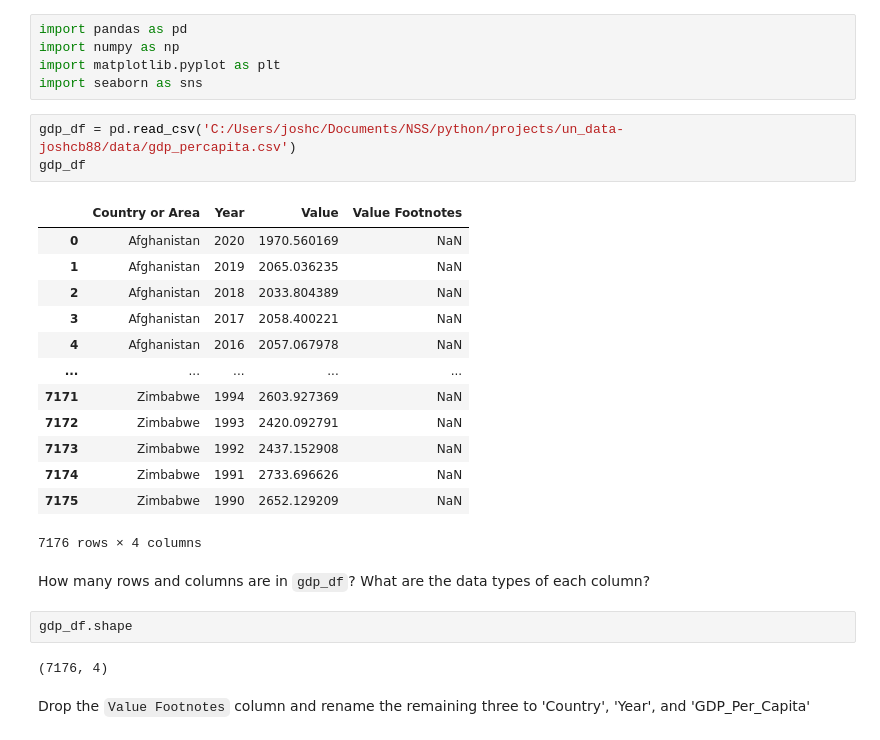
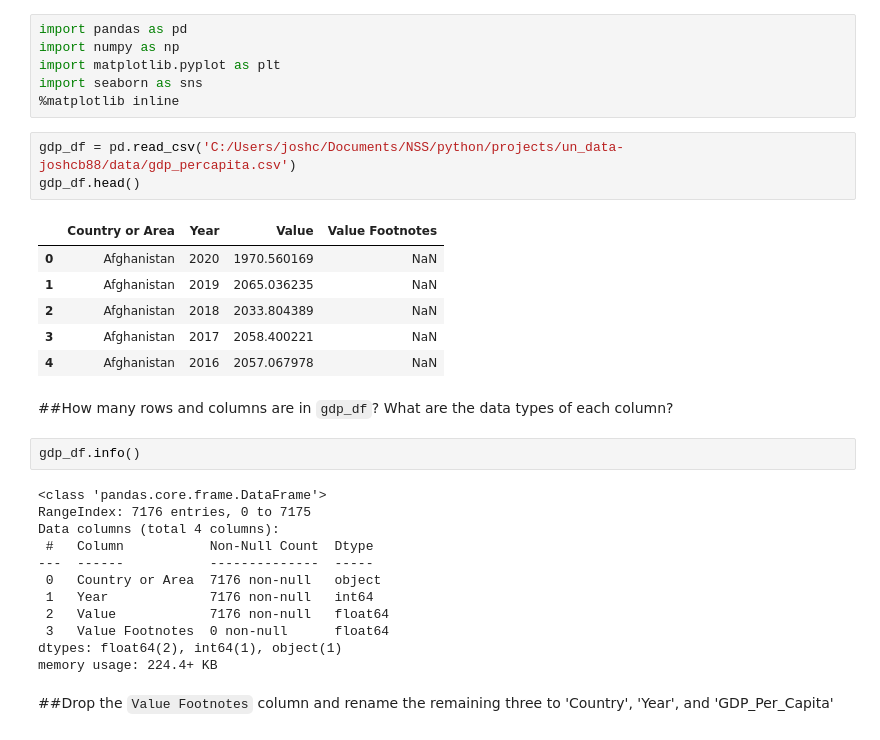
Before and after one commit to joshcb88/un_data-joshcb88-python, a Jupyter notebook: notebook/un_data.ipynb, the cells around one changed output. Saved outputs shown, nothing was run; the diff lists cells and outputs as text.

```diff
--- a/notebook/un_data.ipynb
+++ b/notebook/un_data.ipynb
@@ -3,31 +3,35 @@ import pandas as pd
 import numpy as np
 import matplotlib.pyplot as plt
 import seaborn as sns
+%matplotlib inline
 # %%
 gdp_df = pd.read_csv('C:/Users/joshc/Documents/NSS/python/projects/un_data-joshcb88/data/gdp_percapita.csv')
-gdp_df
+gdp_df.head()
 # %% [output]
 |  | Country or Area | Year | Value | Value Footnotes |
 | 0 | Afghanistan | 2020 | 1970.560169 | NaN |
 | 1 | Afghanistan | 2019 | 2065.036235 | NaN |
 | 2 | Afghanistan | 2018 | 2033.804389 | NaN |
 | 3 | Afghanistan | 2017 | 2058.400221 | NaN |
 | 4 | Afghanistan | 2016 | 2057.067978 | NaN |
-| ... | ... | ... | ... | ... |
-| 7171 | Zimbabwe | 1994 | 2603.927369 | NaN |
-| 7172 | Zimbabwe | 1993 | 2420.092791 | NaN |
-| 7173 | Zimbabwe | 1992 | 2437.152908 | NaN |
-| 7174 | Zimbabwe | 1991 | 2733.696626 | NaN |
-| 7175 | Zimbabwe | 1990 | 2652.129209 | NaN |
-7176 rows × 4 columns
 # %% [markdown]
-How many rows and columns are in `gdp_df`? What are the data types of each column?
+##How many rows and columns are in `gdp_df`? What are the data types of each column?
 # %%
-gdp_df.shape
+gdp_df.info()
 # %% [output]
-(7176, 4)
+<class 'pandas.core.frame.DataFrame'>
+RangeIndex: 7176 entries, 0 to 7175
+Data columns (total 4 columns):
+ #   Column           Non-Null Count  Dtype
+---  ------           --------------  -----
+ 0   Country or Area  7176 non-null   object
+ 1   Year             7176 non-null   int64
+ 2   Value            7176 non-null   float64
+ 3   Value Footnotes  0 non-null      float64
+dtypes: float64(2), int64(1), object(1)
+memory usage: 224.4+ KB
 # %% [markdown]
-Drop the `Value Footnotes` column and rename the remaining three to 'Country', 'Year', and 'GDP_Per_Capita'
+##Drop the `Value Footnotes` column and rename the remaining three to 'Country', 'Year', and 'GDP_Per_Capita'
 # %%
 gdp_df=gdp_df.drop(columns=['Value Footnotes'])
 gdp_df.columns
```
Also changed, not shown: parts of 29 cells of this notebook.
